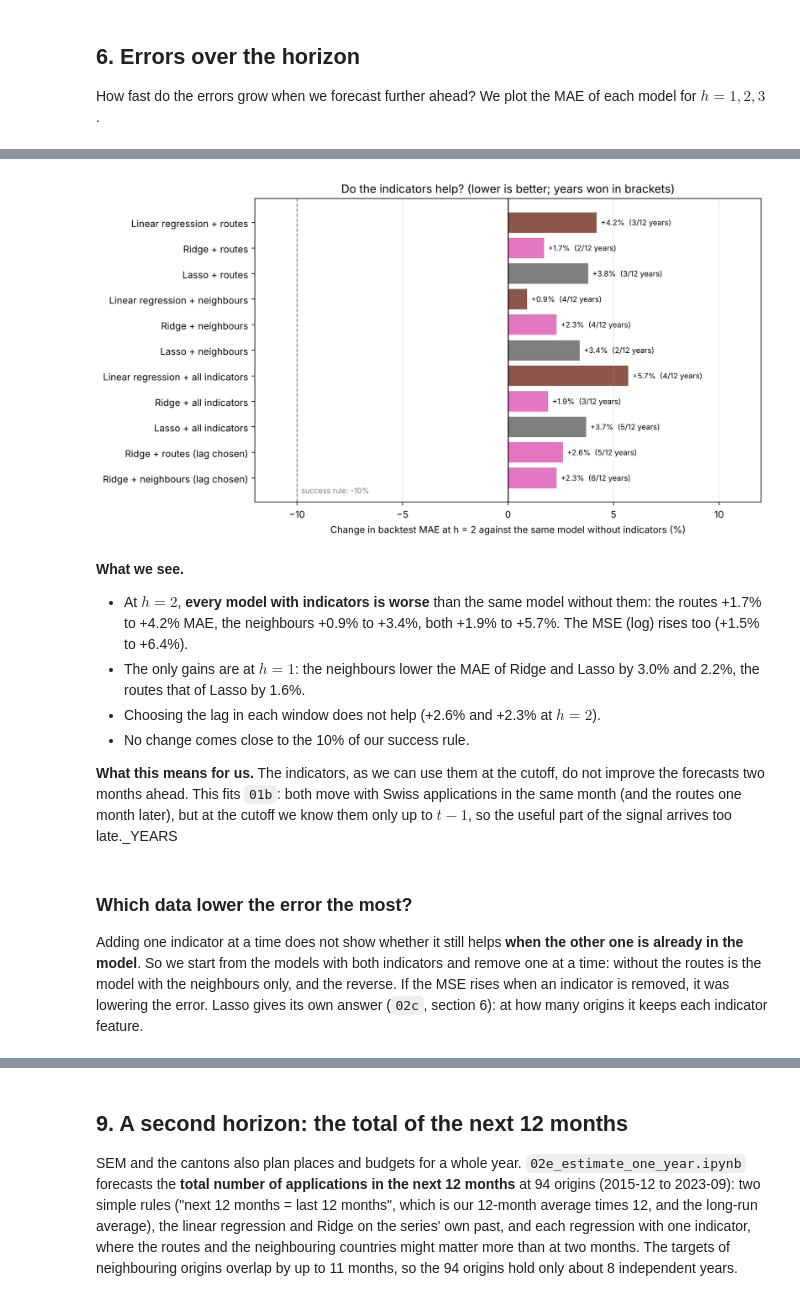
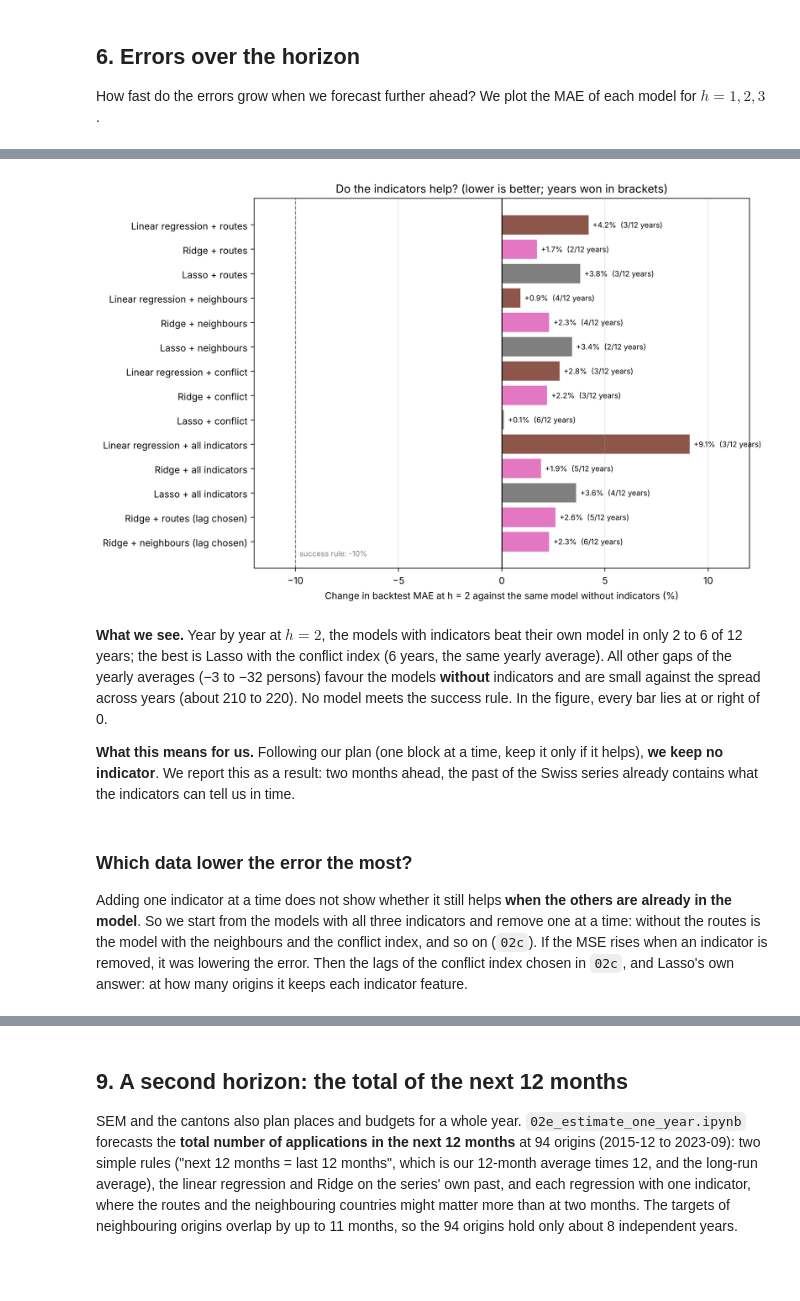
Before and after one commit to axe3010/dsf-asylum-forecast-II, a Jupyter notebook: code/03_evaluate.ipynb, the cells around one changed output, grey strips where cells are left out. Saved outputs shown, nothing was run; the diff lists cells and outputs as text; code cells hidden in the pictures; blank space fills up the shorter version.

```diff
--- a/code/03_evaluate.ipynb
+++ b/code/03_evaluate.ipynb
@@ -51,7 +51,9 @@ baselines = ["Seasonal naive", "12-month average"]                  # the simple
 simple_rules = baselines + ["Random walk"]
 sarima_models = ["ARIMA(1,1,0)", "SARIMA(1,1,0)(1,0,0)12", "SARIMA(0,1,1)(0,1,1)12"]
 regression_models = ["Linear regression", "Ridge", "Lasso"]           # family 1
-combos = ["routes", "neighbours", "all indicators"]
+combos = ["routes", "neighbours", "conflict", "routes + neighbours", "routes + conflict", "neighbours + conflict",
+          "all indicators"]
+main_combos = ["routes", "neighbours", "conflict", "all indicators"]      # each indicator alone, and all three
 indicator_models = [f"{m} + {c}" for c in combos for m in regression_models]   # family 2
 lag_models = ["Ridge + routes (lag chosen)", "Ridge + neighbours (lag chosen)"]
 model_order = simple_rules + sarima_models + regression_models + indicator_models + lag_models
@@ -361,5 +370,5 @@ The same comparison year by year at $h = 2$ (as in section 5), with the success
 # %%
-pairs = [(f"{m} + {c}", m) for c in combos for m in regression_models] + [(m, "Ridge") for m in lag_models]
+pairs = [(f"{m} + {c}", m) for c in main_combos for m in regression_models] + [(m, "Ridge") for m in lag_models]
 year_table = pd.DataFrame([compare(a, b) for a, b in pairs]).set_index("model")
 year_table.drop(columns=["against"])
 # %% [output]
@@ -379,36 +391,32 @@ year_table.drop(columns=["against"])
 # %%
 labels = [a for a, b in pairs]
 values = [year_table.loc[a, "change in MAE (%)"] for a in labels]
-fig, ax = plt.subplots(figsize=(10, 5.5))
+fig, ax = plt.subplots(figsize=(10, 6.5))
 ax.barh(range(len(labels)), values, color=[colors[a] for a in labels])
 for i, a in enumerate(labels):
     ax.text(values[i] + (0.2 if values[i] >= 0 else -0.2), i, f"{values[i]:+.1f}%  ({year_table.loc[a, 'years won (of 12)']}/12 years)",
             va="center", ha="left" if values[i] >= 0 else "right", fontsize=8)
 ax.axvline(0, color="black", linewidth=1)
 ax.axvline(-10, color="grey", linestyle="--", linewidth=1)
 ax.text(-9.8, len(labels) - 0.4, "success rule: -10%", color="grey", fontsize=8)
 ax.set_yticks(range(len(labels)))
 ax.set_yticklabels(labels)
 ax.invert_yaxis()
 ax.set_xlim(-12, 12)
 ax.set_xlabel("Change in backtest MAE at h = 2 against the same model without indicators (%)")
 ax.set_title("Do the indicators help? (lower is better; years won in brackets)")
 ax.grid(axis="x", alpha=0.3)
 plt.tight_layout()
 plt.savefig("../output/figures/03_indicator_effect_h2.png")
 plt.show()
 # %% [output]
-[figure, old version]
+[figure, new version]
 # %% [markdown]
-**What we see.**
-- At $h = 2$, **every model with indicators is worse** than the same model without them: the routes +1.7% to +4.2% MAE, the neighbours +0.9% to +3.4%, both +1.9% to +5.7%. The MSE (log) rises too (+1.5% to +6.4%).
-- The only gains are at $h = 1$: the neighbours lower the MAE of Ridge and Lasso by 3.0% and 2.2%, the routes that of Lasso by 1.6%.
-- Choosing the lag in each window does not help (+2.6% and +2.3% at $h = 2$).
-- No change comes close to the 10% of our success rule.
+**What we see.** Year by year at $h = 2$, the models with indicators beat their own model in only 2 to 6 of 12 years; the best is Lasso with the conflict index (6 years, the same yearly average). All other gaps of the yearly averages (−3 to −32 persons) favour the models **without** indicators and are small against the spread across years (about 210 to 220). No model meets the success rule. In the figure, every bar lies at or right of 0.
 
-**What this means for us.** The indicators, as we can use them at the cutoff, do not improve the forecasts two months ahead. This fits `01b`: both move with Swiss applications in the same month (and the routes one month later), but at the cutoff we know them only up to $t-1$, so the useful part of the signal arrives too late._YEARS
+**What this means for us.** Following our plan (one block at a time, keep it only if it helps), **we keep no indicator**. We report this as a result: two months ahead, the past of the Swiss series already contains what the indicators can tell us in time.
 # %% [markdown]
 ### Which data lower the error the most?
 
-Adding one indicator at a time does not show whether it still helps **when the other one is already in the model**. So we start from the models with both indicators and remove one at a time: without the routes is the model with the neighbours only, and the reverse. If the MSE rises when an indicator is removed, it was lowering the error. Lasso gives its own answer (`02c`, section 6): at how many origins it keeps each indicator feature.
+Adding one indicator at a time does not show whether it still helps **when the others are already in the model**. So we start from the models with all three indicators and remove one at a time: without the routes is the model with the neighbours and the conflict index, and so on (`02c`). If the MSE rises when an indicator is removed, it was lowering the error. Then the lags of the conflict index chosen in `02c`, and Lasso's own answer: at how many origins it keeps each indicator feature.
 # %%
```
Also changed, not shown: parts of 27 cells of this notebook, 25 other files.
